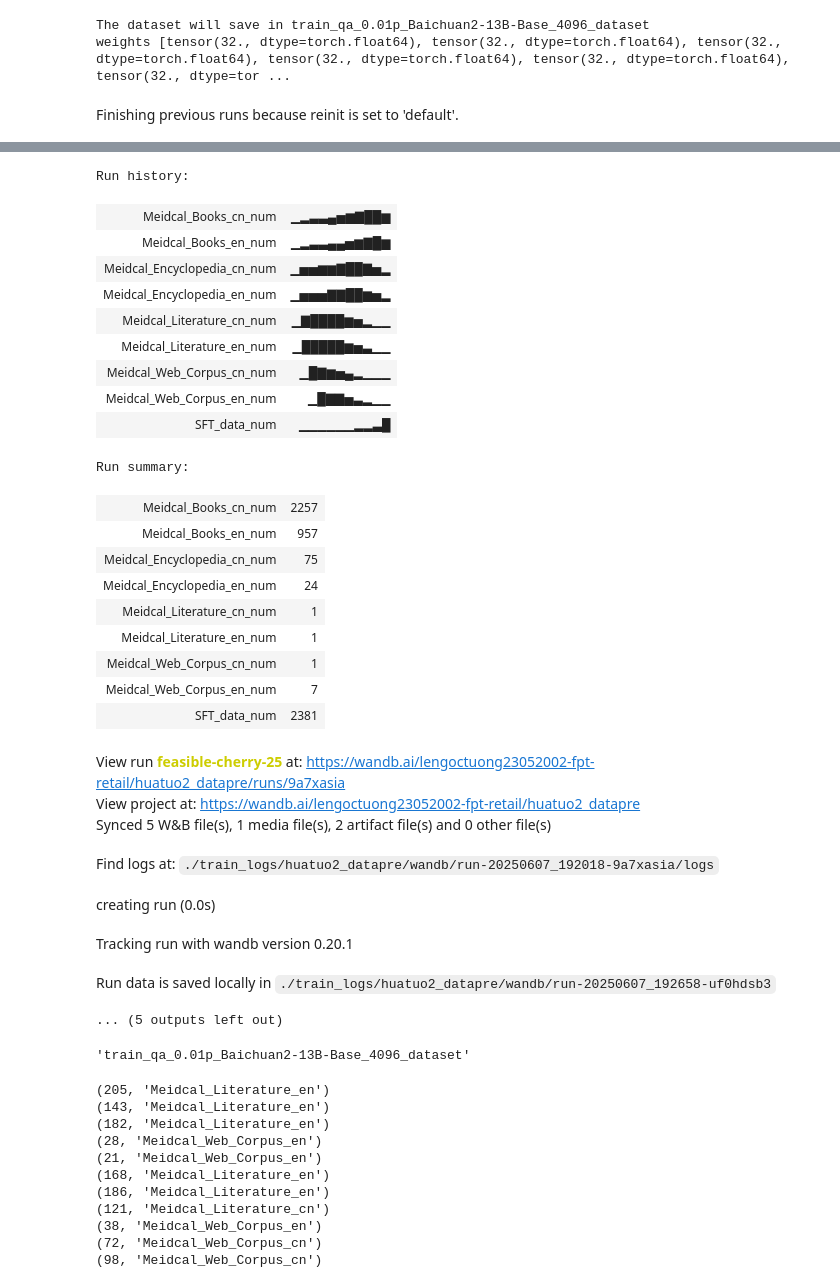
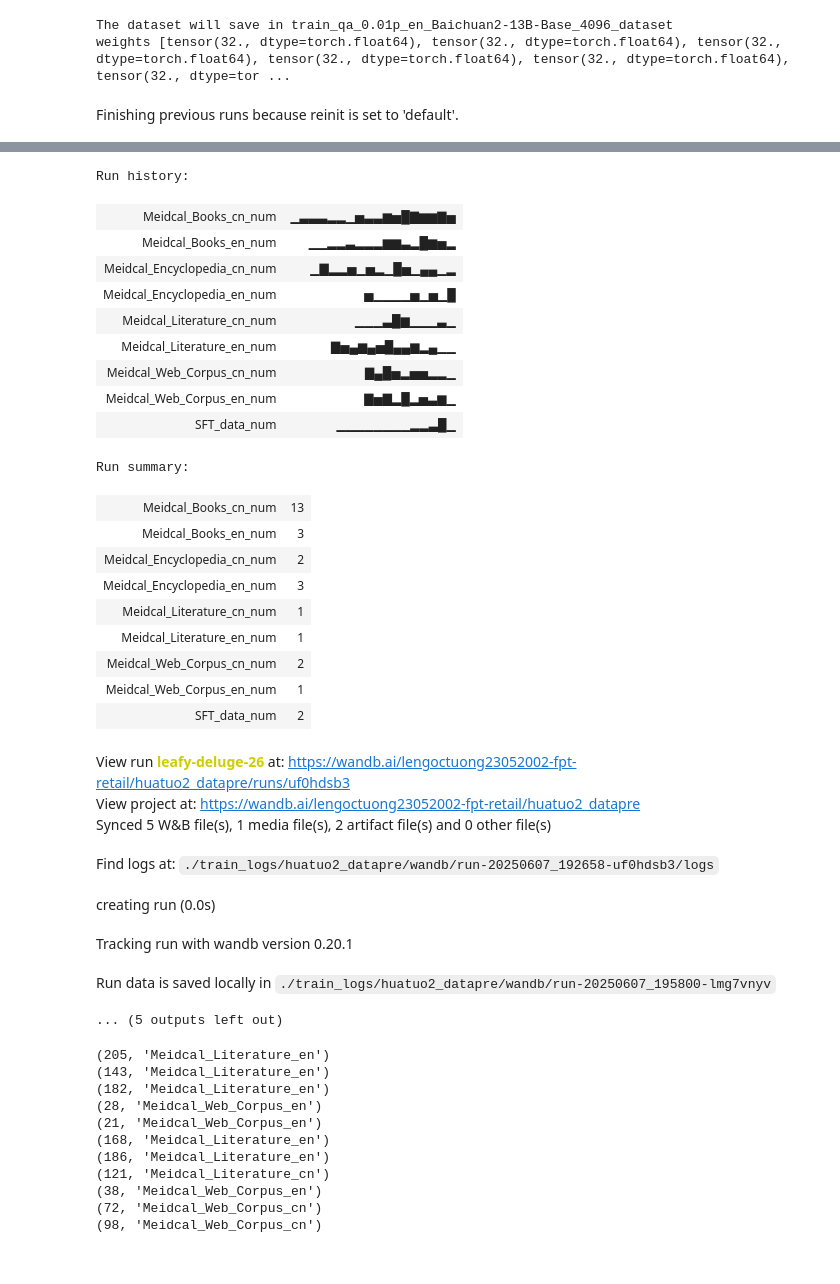
Before and after one commit to lengoctuong/HuatuoGPT-II-clone, a Jupyter notebook: process_data.ipynb, the cells around one changed output, grey strips where cells are left out. Cells and saved outputs as stored; diff of their text form; code cells hidden in the pictures.

Commit message:
update en data

```diff
--- a/process_data.ipynb
+++ b/process_data.ipynb
@@ -198,7 +198,7 @@ parser = argparse.ArgumentParser(description='Args of Data Preprocess')
 debug = False
 
 class Args:
-    def __init__(self, data_path="/mnt/c/Users/HOME/Downloads/HuatuoGPT-II/adaption/one_stage_training/train_qa_0.01p.json",
+    def __init__(self, data_path="/mnt/c/Users/HOME/Downloads/HuatuoGPT-II/adaption/one_stage_training/train_qa_0.01p_en.json",
                  model_path="baichuan-inc/Baichuan2-13B-Base",
                  max_seq_len=4096):
         self.data_path = data_path
@@ -257,65 +257,61 @@ for batch_cnt, batch in train_dataloader_iterator:
     pad_len = args.max_seq_len - len(cur_input)
     cur_input += [pad_id] * pad_len
     cur_label += [ignore_index] * pad_len
     all_inputs_ids.append(cur_input)
     all_labels.append(cur_label)
     assert len(cur_input) == len(cur_label) == args.max_seq_len, f'{len(cur_input)},{len(cur_label)}'
 
     if batch_cnt % args.log_step == 0:
         logdata = {}
         for key in key_nums:
             logdata[key + '_num'] = key_nums[key]
             if debug:
                 print('log', key, key_nums[key])
         wandb.log(logdata)
         key_nums = defaultdict(int)
 
 assert len(all_inputs_ids) == len(all_labels)
 print('all_inputs_ids len', len(all_inputs_ids))
 save_dataset = datasets.Dataset.from_dict({'input_ids': all_inputs_ids, 'labels':all_labels})
 save_dataset.save_to_disk(args.save_path)
 
 table = wandb.Table(columns=["data_priority", "data_epoch","data_num"])
 table.add_data(json.dumps(train_dataset.data_priority,ensure_ascii=False,indent=2),json.dumps(train_dataset.data_epoch,ensure_ascii=False,indent=2),json.dumps(train_dataset.get_data_info(),ensure_ascii=False,indent=2))
 wandb.log({"data_sample_info": table})
 print(json.dumps(train_dataset.data_priority,ensure_ascii=False,indent=2),json.dumps(train_dataset.data_epoch,ensure_ascii=False,indent=2),json.dumps(train_dataset.get_data_info(),ensure_ascii=False,indent=2))
 # %% [output]
-The dataset will save in train_qa_0.01p_Baichuan2-13B-Base_4096_dataset
+The dataset will save in train_qa_0.01p_en_Baichuan2-13B-Base_4096_dataset
 weights [tensor(32., dtype=torch.float64), tensor(32., dtype=torch.float64), tensor(32., dtype=torch.float64), tensor(32., dtype=torch.float64), tensor(32., dtype=torch.float64), tensor(32., dtype=tor ...
 Finishing previous runs because reinit is set to 'default'.
 [interactive output not drawn]
 Run history:
-| Meidcal_Books_cn_num | ▁▂▃▃▄▅▆▇██▆ |
-| Meidcal_Books_en_num | ▁▂▃▃▄▄▅▆▇█▆ |
-| Meidcal_Encyclopedia_cn_num | ▁▅▅▆▆▇██▇▅▂ |
-| Meidcal_Encyclopedia_en_num | ▁▅▅▅▇▇██▆▅▂ |
-| Meidcal_Literature_cn_num | ▁▇████▆▅▂▁▁ |
-| Meidcal_Literature_en_num | ▁█████▆▅▃▁▁ |
-| Meidcal_Web_Corpus_cn_num | ▁█▇▆▅▄▂▁▁▁ |
-| Meidcal_Web_Corpus_en_num | ▁█▇▇▅▃▂▁▁ |
-| SFT_data_num | ▁▁▁▁▁▁▂▂▃█ |
+| Meidcal_Books_cn_num | ▁▃▃▃▂▂▁▅▃▃▆▅█▇▆▆▇▅ |
+| Meidcal_Books_en_num | ▁▁▂▂▃▂▂▂▆▆▃▂█▆▅▂ |
+| Meidcal_Encyclopedia_cn_num | ▁▇▂▂▅▁▅▂▁█▅▁▄▄▁▂ |
+| Meidcal_Encyclopedia_en_num | ▅▁▁▁▁▅▁▅▁█ |
+| Meidcal_Literature_cn_num | ▁▁▁▃█▆▁▁▁▃▁ |
+| Meidcal_Literature_en_num | ▇▅▄▆▄▅█▄▄▆▂▄▁▁ |
+| Meidcal_Web_Corpus_cn_num | ▇▄█▅▂▅▅▂▂▁ |
+| Meidcal_Web_Corpus_en_num | ▇▅▇▂█▂▅▃▆▁ |
+| SFT_data_num | ▁▁▁▁▁▁▁▁▂▂▃█▁ |
 Run summary:
-| Meidcal_Books_cn_num | 2257 |
-| Meidcal_Books_en_num | 957 |
-| Meidcal_Encyclopedia_cn_num | 75 |
-| Meidcal_Encyclopedia_en_num | 24 |
+| Meidcal_Books_cn_num | 13 |
+| Meidcal_Books_en_num | 3 |
+| Meidcal_Encyclopedia_cn_num | 2 |
+| Meidcal_Encyclopedia_en_num | 3 |
 | Meidcal_Literature_cn_num | 1 |
 | Meidcal_Literature_en_num | 1 |
-| Meidcal_Web_Corpus_cn_num | 1 |
-| Meidcal_Web_Corpus_en_num | 7 |
-| SFT_data_num | 2381 |
+| Meidcal_Web_Corpus_cn_num | 2 |
+| Meidcal_Web_Corpus_en_num | 1 |
+| SFT_data_num | 2 |
-View run feasible-cherry-25 at: https://wandb.ai/lengoctuong23052002-fpt-retail/huatuo2_datapre/runs/9a7xasia
+View run leafy-deluge-26 at: https://wandb.ai/lengoctuong23052002-fpt-retail/huatuo2_datapre/runs/uf0hdsb3
 View project at: https://wandb.ai/lengoctuong23052002-fpt-retail/huatuo2_datapre
 Synced 5 W&B file(s), 1 media file(s), 2 artifact file(s) and 0 other file(s)
-Find logs at: ./train_logs/huatuo2_datapre/wandb/run-20250607_192018-9a7xasia/logs
+Find logs at: ./train_logs/huatuo2_datapre/wandb/run-20250607_192658-uf0hdsb3/logs
 creating run (0.0s)
 Tracking run with wandb version 0.20.1
-Run data is saved locally in ./train_logs/huatuo2_datapre/wandb/run-20250607_192658-uf0hdsb3
+Run data is saved locally in ./train_logs/huatuo2_datapre/wandb/run-20250607_195800-lmg7vnyv
 ... (5 outputs left out)
-# %%
-args.save_path
-# %% [output]
-'train_qa_0.01p_Baichuan2-13B-Base_4096_dataset'
 # %%
 import numpy as np
 for i in took_index:
```
Also changed, not shown: 6 other files.
